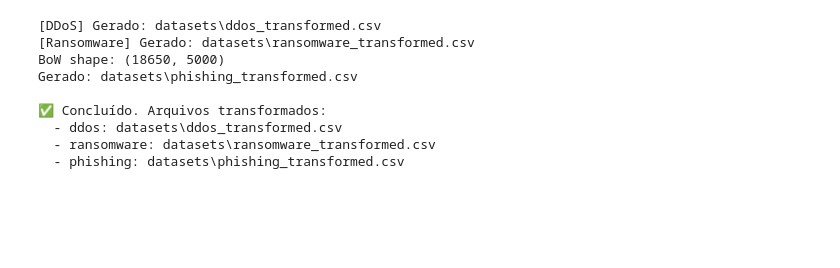
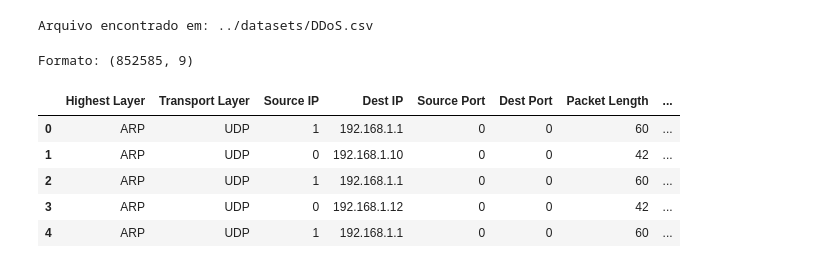
Before and after one commit to gerhardt2/tcc-bruno-ataques-ml, a Jupyter notebook: 2.Preparacao_Dataset/preparacao_DDoS.ipynb, the cells around one changed output. Cells and saved outputs as stored; diff of their text form; code cells hidden in the pictures; blank space fills up the shorter version.

```diff
--- a/2.Preparacao_Dataset/preparacao_DDoS.ipynb
+++ b/2.Preparacao_Dataset/preparacao_DDoS.ipynb
@@ -144,29 +1,48 @@ def transformar_ransomware_jupyter() -> Path | None:
-# %%
-
-paths_gerados = {}
-
-paths_gerados["ddos"] = transformar_ddos_jupyter()
-paths_gerados["ransomware"] = transformar_ransomware_jupyter()
-
-# phishing: se já existir o transformed, apenas informa; senão, gera com BoW
-from pathlib import Path
-phishing_out = Path("./datasets/phishing_transformed.csv")
-if phishing_out.exists():
-    print("[Phishing] Já existe phishing_transformed.csv — nada a fazer.")
-    paths_gerados["phishing"] = phishing_out
-else:
-    paths_gerados["phishing"] = transformar_phishing_jupyter()
-
-print("\n✅ Concluído. Arquivos transformados:")
-for k, v in paths_gerados.items():
-    print(f"  - {k}: {v}")
-# %% [output]
-[DDoS] Gerado: datasets\ddos_transformed.csv
-[Ransomware] Gerado: datasets\ransomware_transformed.csv
-BoW shape: (18650, 5000)
-Gerado: datasets\phishing_transformed.csv
-
-✅ Concluído. Arquivos transformados:
-  - ddos: datasets\ddos_transformed.csv
-  - ransomware: datasets\ransomware_transformed.csv
-  - phishing: datasets\phishing_transformed.csv
+# %%
+# === TRANSFORMAÇÃO E ANÁLISE DO DATASET DDoS (versão Jupyter) ===
+
+import os
+import re
+import pandas as pd
+import numpy as np
+import matplotlib.pyplot as plt
+from sklearn.ensemble import RandomForestClassifier
+
+# Mostrar todas as colunas quando imprimir DataFrames
+pd.set_option("display.max_columns", None)
+
+# Tente encontrar o arquivo em caminhos comuns
+candidatos = [
+    "./datasets/DDoS.csv",
+    "../datasets/DDoS.csv",
+    "../../datasets/DDoS.csv",
+    "DDoS.csv"
+]
+caminho_ddos = next((p for p in candidatos if os.path.exists(p)), None)
+if not caminho_ddos:
+    raise FileNotFoundError(
+        "Não encontrei DDoS.csv. Coloque em ./datasets/ ou no mesmo diretório do notebook."
+    )
+
+print("Arquivo encontrado em:", caminho_ddos)
+# %% [output]
+Arquivo encontrado em: ../datasets/DDoS.csv
+# %%
+# Leitura com fallback de encoding
+try:
+    df_ddos = pd.read_csv(caminho_ddos, encoding="utf-8")
+except UnicodeDecodeError:
+    df_ddos = pd.read_csv(caminho_ddos, encoding="latin1")
+
+print("Formato:", df_ddos.shape)
+display(df_ddos.head())
+
+# Dica: se houver colunas claramente de identificadores (IPs/portas), podemos removê-las mais abaixo.
+# %% [output]
+Formato: (852585, 9)
+|  | Highest Layer | Transport Layer | Source IP | Dest IP | Source Port | Dest Port | Packet Length | ... |
+| 0 | ARP | UDP | 1 | 192.168.1.1 | 0 | 0 | 60 | ... |
+| 1 | ARP | UDP | 0 | 192.168.1.10 | 0 | 0 | 42 | ... |
+| 2 | ARP | UDP | 1 | 192.168.1.1 | 0 | 0 | 60 | ... |
+| 3 | ARP | UDP | 0 | 192.168.1.12 | 0 | 0 | 42 | ... |
+| 4 | ARP | UDP | 1 | 192.168.1.1 | 0 | 0 | 60 | ... |
```
Also changed, not shown: parts of 4 cells of this notebook, 25 other files.
